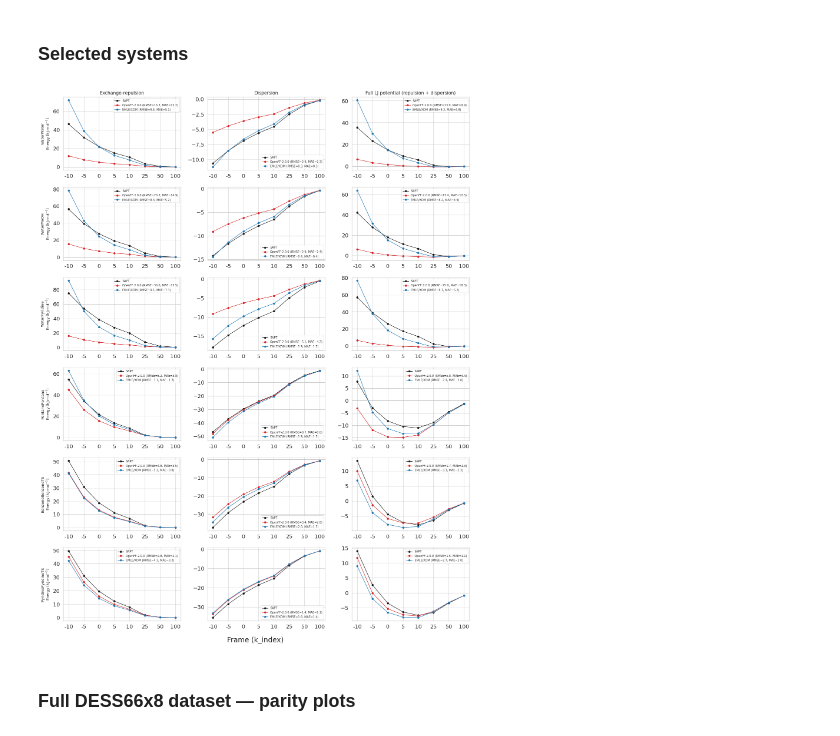
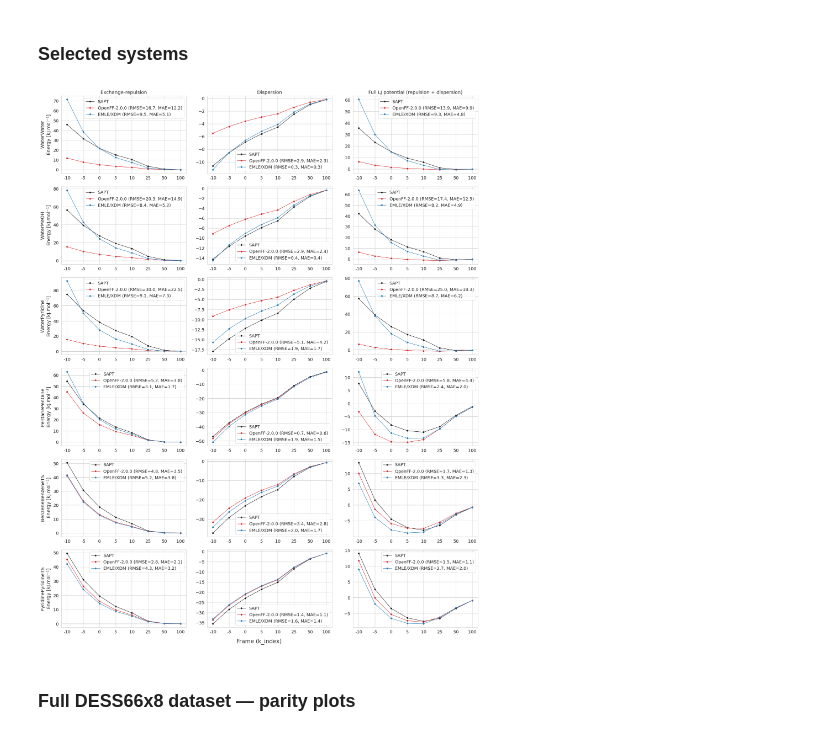
Before and after one commit to michellab/EMLE_LJ_SI, a Jupyter notebook: supplementary_data/sapt_analysis/sapt.ipynb, the cells around one changed output. Saved outputs shown, nothing was run; the diff lists cells and outputs as text; code cells hidden in the pictures.

Commit message:
Update settings of SAPT analysis plots

```diff
--- a/supplementary_data/sapt_analysis/sapt.ipynb
+++ b/supplementary_data/sapt_analysis/sapt.ipynb
@@ -323,7 +323,7 @@ def plot_parity(ax, ref, pred, title, color, label, view_lims=None):
 def plot_component_grid(system_names, filename):
     """Rows = systems, columns = exchange-repulsion / dispersion / full LJ potential vs. frame."""
     nrows = len(system_names)
-    fig, axes = plt.subplots(nrows, 3, figsize=(15, 3.2 * nrows), squeeze=False)
+    fig, axes = plt.subplots(nrows, 3, figsize=(19, 4* nrows), squeeze=False)
 
     col_specs = [
         ("sapt_ex", "e_rep_off", "e_rep_fit", "Exchange-repulsion"),
@@ -361,37 +361,36 @@ def plot_component_grid(system_names, filename):
                 ms=4,
                 lw=1,
                 label=f"EMLE/XDM (RMSE={rmse_fit:.1f}, MAE={np.mean(np.abs(d[fit_key] - d[ref_key])):.1f})",
             )
             ax.axhline(0, color="gray", lw=0.5, ls=":")
             ax.set_xticks(frame_sys)
             ax.set_xticklabels(d["k_index"])
-            ax.legend(fontsize=7, loc="best")
+            ax.legend(loc="best")
             if row == 0:
-                ax.set_title(col_title, fontsize=11)
+                ax.set_title(col_title)
             if col == 0:
                 ax.set_ylabel(
                     system_name.split("_", 1)[1] + "\n" + r"Energy [kJ.mol$^{-1}$]",
-                    fontsize=9,
                 )
 
     fig.supxlabel("Frame (k_index)")
     plt.tight_layout()
     plt.savefig(filename, dpi=300, bbox_inches="tight")
 
 
 plot_component_grid(
     [
         "1_WaterWater",
         "2_WaterMeOH",
         "18_WaterPyridine",
         "34_PentanePentane",
         "47_BenzeneBenzeneTS",
         "48_PyridinePyridineTS",
     ],
     "des_selected_systems.pdf",
 )
 # %% [output]
-[figure, old version]
+[figure, new version]
 # %%
 def plot_parity_triplet(df_subset, title, filename):
     """1x3 parity-plot row (exchange-repulsion, dispersion, full LJ potential) over `df_subset`."""
```
Also changed, not shown: parts of 3 cells of this notebook, 3 other files.
